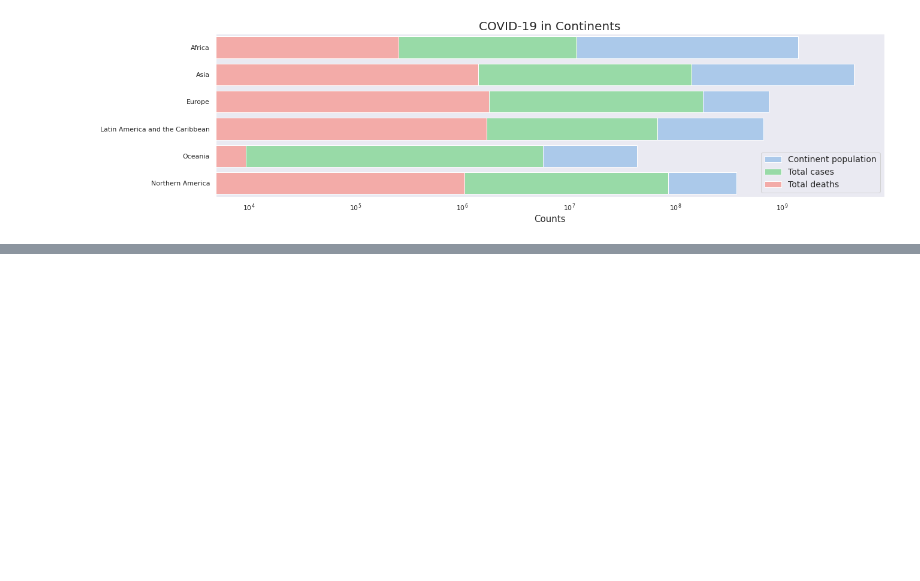
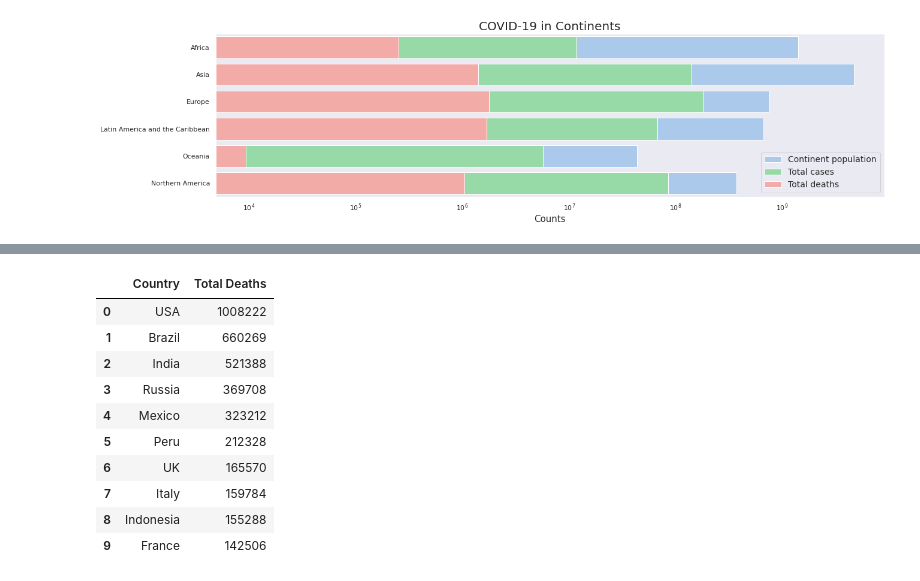
Before and after one commit to DariaPrzytula/Data-Science, a Jupyter notebook: COVID_19_Coronavirus_Pandemic.ipynb, the cells around one changed output, grey strips where cells are left out. Cells and saved outputs as stored; diff of their text form; code cells hidden in the pictures; blank space fills up the shorter version.

```diff
--- a/COVID_19_Coronavirus_Pandemic.ipynb
+++ b/COVID_19_Coronavirus_Pandemic.ipynb
@@ -149,0 +192,14 @@ plt.grid(False)
+# %%
+top10country_deaths
+# %% [output]
+|  | Country | Total Deaths |
+| 0 | USA | 1008222 |
+| 1 | Brazil | 660269 |
+| 2 | India | 521388 |
+| 3 | Russia | 369708 |
+| 4 | Mexico | 323212 |
+| 5 | Peru | 212328 |
+| 6 | UK | 165570 |
+| 7 | Italy | 159784 |
+| 8 | Indonesia | 155288 |
+| 9 | France | 142506 |
```
Also changed, not shown: parts of 11 cells of this notebook.
